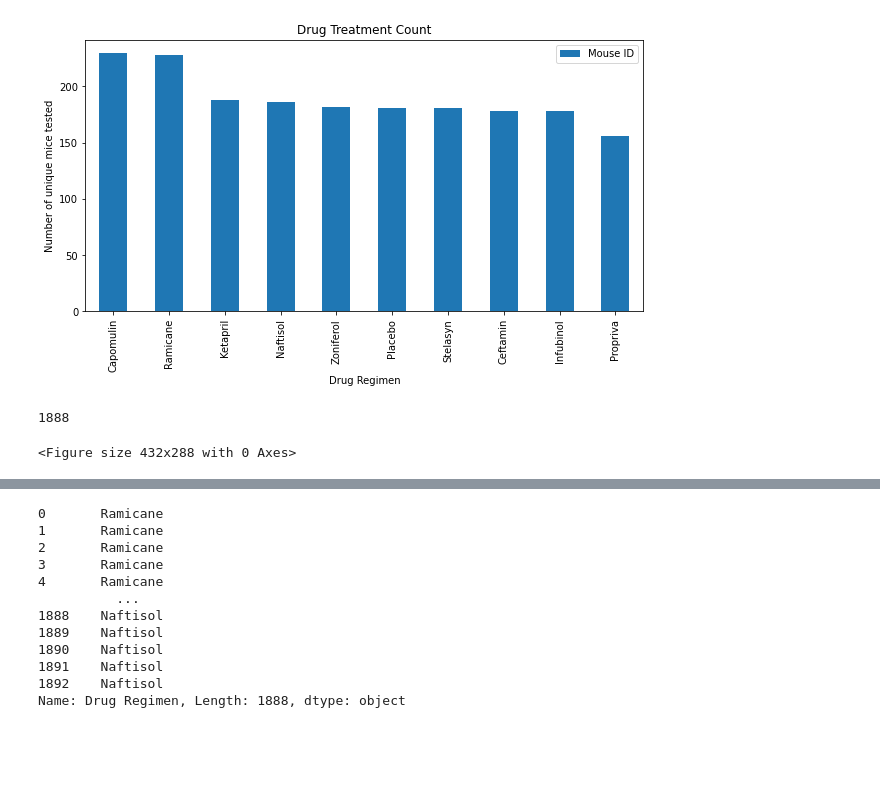
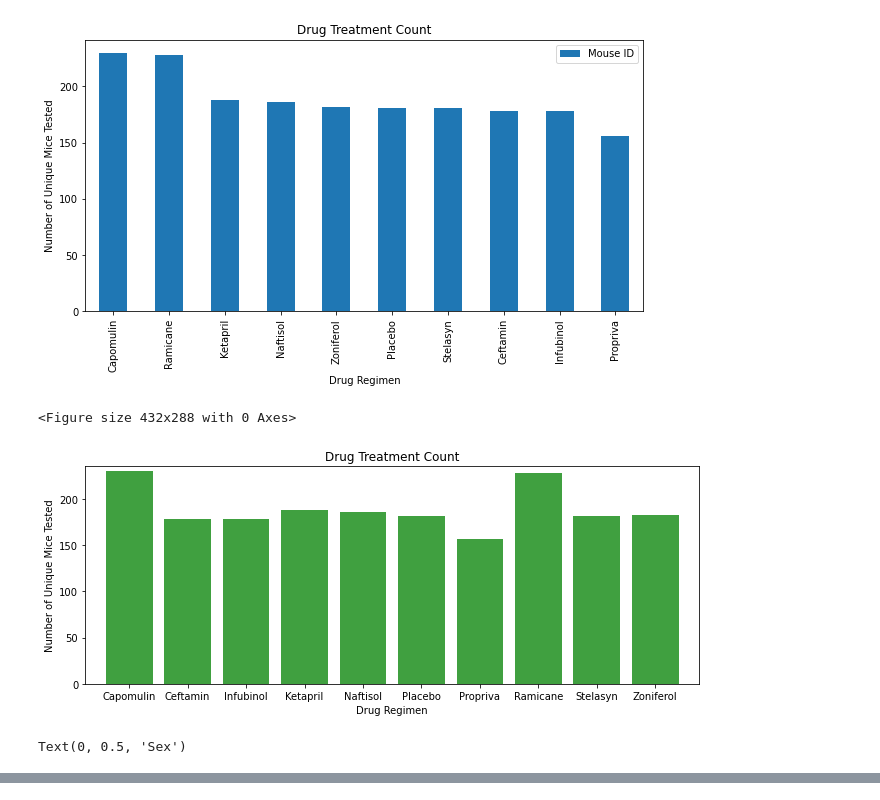
Before and after one commit to davro76/Matplotlib_Challenge, a Jupyter notebook: pymaceutical_starter.ipynb, the cells around one changed output, grey strips where cells are left out. Drawn from its saved outputs; the diff is of its cells as text; code cells hidden in the pictures; blank space fills up the shorter version.

```diff
--- a/pymaceutical_starter.ipynb
+++ b/pymaceutical_starter.ipynb
@@ -75,21 +75,50 @@ barplot_data = barplot_data[["Drug Regimen", "Mouse ID"]]
 barplot_data = barplot_data.set_index("Drug Regimen")
 barplot_data.plot(kind="bar", figsize=(10,5))
 plt.title("Drug Treatment Count")
-plt.ylabel("Number of unique mice tested")
+plt.ylabel("Number of Unique Mice Tested")
 plt.show()
 plt.tight_layout()
 
 
 # Generate a bar plot showing the total number of measurements taken on each drug regimen using pyplot.
 
-# define x and y axis
-drug_regimen = summary_statistics_groupby["Drug Regimen"].tolist()
-count_id = tiny_mouse_study_data["Mouse ID"].count()
-count_id
+# convert the index column of the summary statistics groupby as a list of type of drug regimen
+drug_regimen = summary_statistics_groupby.index.tolist()
+
+# count the number of drug
+drug_regimen_count = (tiny_mouse_study_data.groupby(["Drug Regimen"])["Age_months"].count()).tolist()
+
+# bar plot with pyplot
+plt.figure(figsize=(11,4))
+x_axis = np.arange(0, len(drug_regimen))
+tick_locations = []
+for x in x_axis:
+    tick_locations.append(x)
+
+plt.title("Drug Treatment Count")
+plt.xlabel("Drug Regimen")
+plt.ylabel("Number of Unique Mice Tested")
+
+plt.xlim(-0.75, len(drug_regimen)-.25)
+plt.ylim(0, max(drug_regimen_count) + 5)
+
+plt.bar(x_axis, drug_regimen_count, facecolor="green", alpha=0.75, align="center")
+plt.xticks(tick_locations, drug_regimen)
+plt.show()
 
 # Generate a pie plot showing the distribution of female versus male mice using pandas
 
-# Generate a pie plot showing the distribution of female versus male mice using pyplot
+# determine the total number of male and female mice
+pie_chart_data = (tiny_mouse_study_data.groupby(["Sex"]).count()).reset_index()
+
+# select the two first rows, and the two first columns from the pie_chart_data
+pie_chart_data_gender = pie_chart_data.loc[0:1, "Sex":"Mouse ID"]
+
+# pie plot with pandas
+pie_chart_data_gender.groupby(["Sex"]).sum().plot(kind='pie', subplots=True, shadow = True,startangle=90,
+figsize=(15,10), autopct='%1.1f%%')
+plt.title("Distribution in percentage of mice by sex")
+plt.ylabel("Sex")
 
   #Quartiles, Outliers and Boxplots
 # Calculate the final tumor volume of each mouse across four of the treatment regimens:
@@ -97,32 +126,33 @@ count_id
 
 # Start by getting the last (greatest) timepoint for each mouse
 
 
 # Merge this group df with the original dataframe to get the tumor volume at the last timepoint
 # Put treatments into a list for for loop (and later for plot labels)
 
 
 # Create empty list to fill with tumor vol data (for plotting)
 
 
 # Calculate the IQR and quantitatively determine if there are any potential outliers.
 
 
 # Locate the rows which contain mice on each drug and get the tumor volumes
 
 
 # add subset
 
 
 # Determine outliers using upper and lower bounds
 # Generate a box plot of the final tumor volume of each mouse across four regimens of interest
   #Line and Scatter Plots
 # Generate a line plot of tumor volume vs. time point for a mouse treated with Capomulin
 # Generate a scatter plot of average tumor volume vs. mouse weight for the Capomulin regimen
   #Correlation and Regression
 # Calculate the correlation coefficient and linear regression model
 # for mouse weight and average tumor volume for the Capomulin regimen
 # %% [output]
 [figure]
-1888
+<Figure size 432x288 with 0 Axes>
+[figure, added]
-<Figure size 432x288 with 0 Axes>
+Text(0, 0.5, 'Sex')
@@ -129,15 +159,0 @@ count_id
-# %%
-drug_regimen
-# %% [output]
-0       Ramicane
-1       Ramicane
-2       Ramicane
-3       Ramicane
-4       Ramicane
-          ...
-1888    Naftisol
-1889    Naftisol
-1890    Naftisol
-1891    Naftisol
-1892    Naftisol
-Name: Drug Regimen, Length: 1888, dtype: object
```
Also changed, not shown: parts of 2 cells of this notebook, 1 other file.
